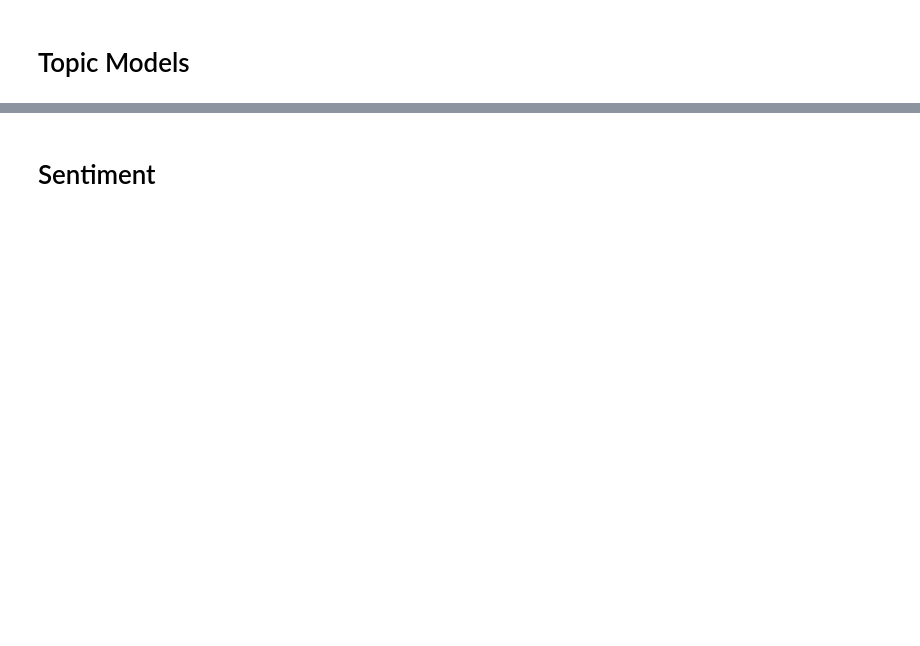
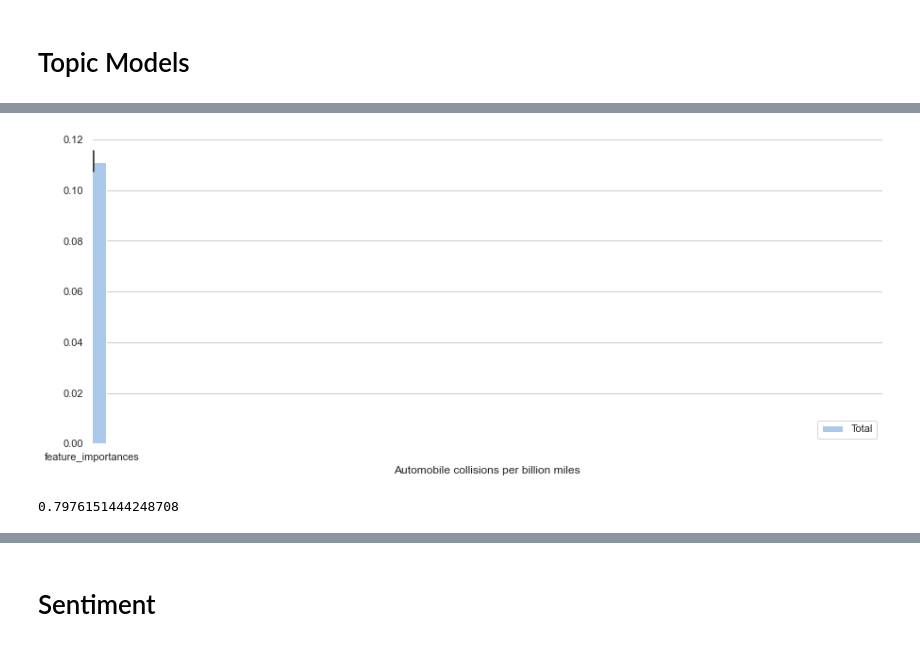
Before and after one commit to aaroncgw/tweet-sentiment, a Jupyter notebook: Market.ipynb, the cells around one changed output, grey strips where cells are left out. Saved outputs shown, nothing was run; the diff lists cells and outputs as text; code cells hidden in the pictures; blank space fills up the shorter version.

```diff
--- a/Market.ipynb
+++ b/Market.ipynb
@@ -2,0 +274,28 @@
+# %%
+import seaborn as sns
+import matplotlib.pyplot as plt
+sns.set(style="whitegrid")
+
+# Initialize the matplotlib figure
+f, ax = plt.subplots(figsize=(15, 6))
+
+
+# Plot the total crashes
+sns.set_color_codes("pastel")
+sns.barplot(data=CCC, label="Total", color="b")
+
+# Add a legend and informative axis label
+ax.legend(ncol=2, loc="lower right", frameon=True)
+ax.set(xlim=(0, 24), ylabel="",
+       xlabel="Automobile collisions per billion miles")
+sns.despine(left=True, bottom=True)
+# %% [output]
+[figure, added]
+# %%
+clf = GradientBoostingClassifier(max_depth=9, random_state=42)
+clf.fit(X_train, y_train)
+clf.feature_importances_
+
+sharpe_ratio(clf.predict(X_test), es['return'][date:])
+# %% [output]
+0.7976151444248708
```
Also changed, not shown: parts of 51 cells of this notebook, 6 other files.
